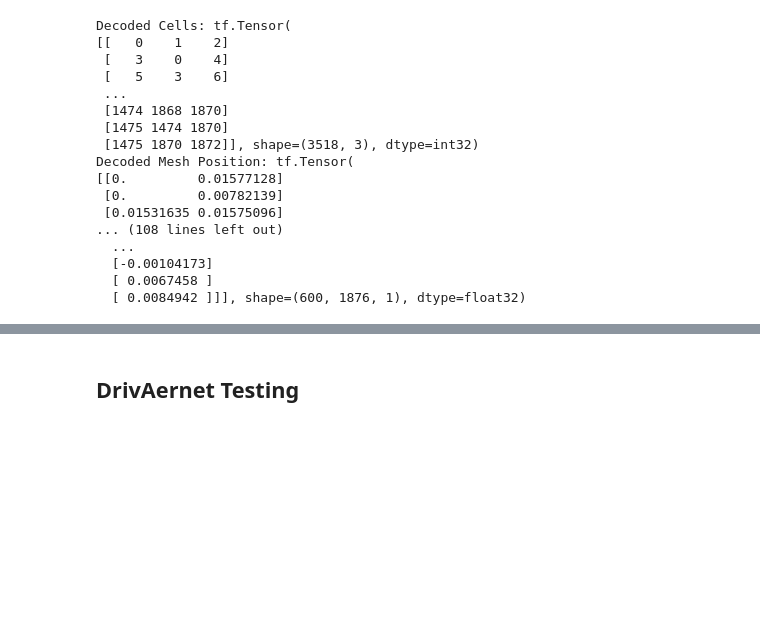
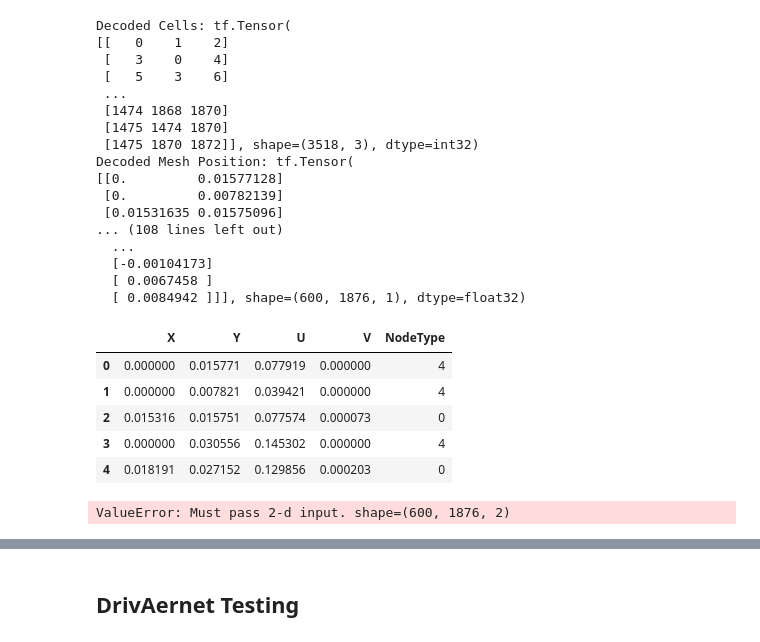
Before and after one commit to AeroEng16/GNN_learning, a Jupyter notebook: DeepmindDatasets.ipynb, the cells around one changed output, grey strips where cells are left out. Cells and saved outputs as stored; diff of their text form; code cells hidden in the pictures; blank space fills up the shorter version.

```diff
--- a/DeepmindDatasets.ipynb
+++ b/DeepmindDatasets.ipynb
@@ -82,13 +82,27 @@ Decoded Mesh Position: tf.Tensor(
   [ 0.0084942 ]]], shape=(600, 1876, 1), dtype=float32)
 # %%
 meshDf = pd.DataFrame(test["mesh_pos"].numpy(),columns=['X','Y'])
-velocityDf = pd.DataFrame(test["velocity"][0].numpy(),columns=['U','V'])
+velocityDf = pd.DataFrame(test["velocity"][300].numpy(),columns=['U','V'])
+nodeTypeDf = pd.DataFrame(test['node_type'].numpy(),columns=['NodeType'])
+cellsDf = pd.DataFrame(test['cells'].numpy(),columns=['i','j','k'])
 
-combinedDf = pd.concat([meshDf,velocityDf],axis=1)
-combinedDf.head()
+combinedDf = pd.concat([meshDf,velocityDf,nodeTypeDf],axis=1)
 
 [XGrid,YGrid] = np.meshgrid(combinedDf.X,combinedDf.Y)
 ZGrid = scipy.interpolate.griddata((combinedDf.X,combinedDf.Y), combinedDf.U, (XGrid,YGrid), method='linear')
+combinedDf.head()
+# %% [output]
+|  | X | Y | U | V | NodeType |
+| 0 | 0.000000 | 0.015771 | 0.077919 | 0.000000 | 4 |
+| 1 | 0.000000 | 0.007821 | 0.039421 | 0.000000 | 4 |
+| 2 | 0.015316 | 0.015751 | 0.077574 | 0.000073 | 0 |
+| 3 | 0.000000 | 0.030556 | 0.145302 | 0.000000 | 4 |
+| 4 | 0.018191 | 0.027152 | 0.129856 | 0.000203 | 0 |
+# %%
+tempDf = pd.DataFrame(test["velocity"].numpy())
+tempDf.head()
+# %% [output]
+ValueError: Must pass 2-d input. shape=(600, 1876, 2)
 # %%
 fig = px.scatter(combinedDf,x = 'X',y='Y',color ='U')
 fig.show()
```
